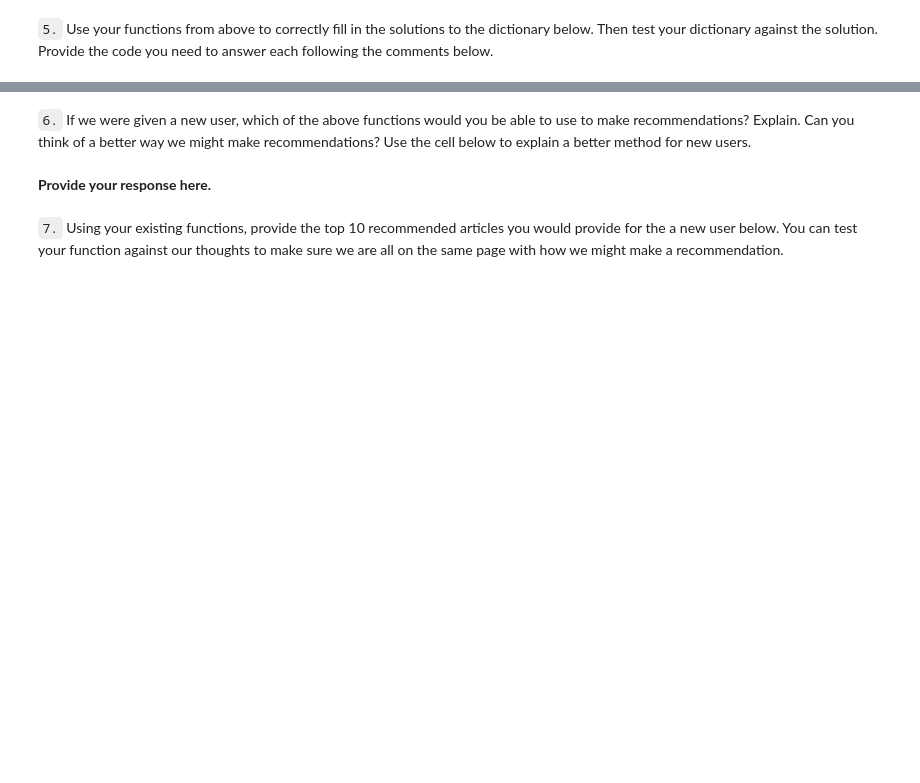
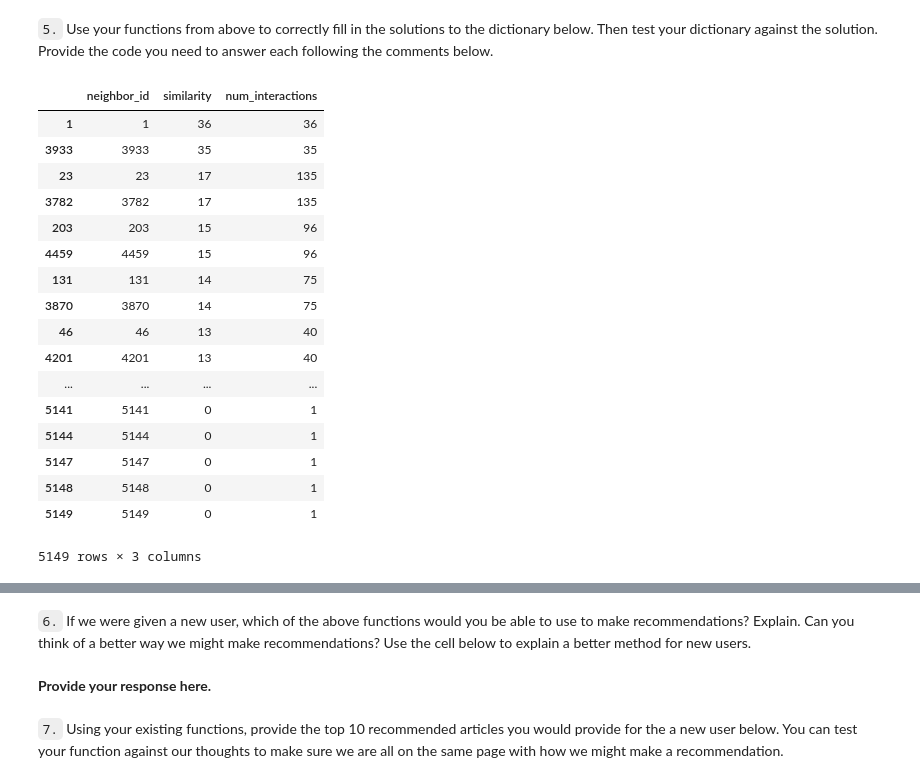
Before and after one commit to MiRoDS/DataScience_Project3, a Jupyter notebook: Recommendations_with_IBM.ipynb, the cells around one changed output, grey strips where cells are left out. Cells and saved outputs as stored; diff of their text form; code cells hidden in the pictures; blank space fills up the shorter version.

```diff
--- a/Recommendations_with_IBM.ipynb
+++ b/Recommendations_with_IBM.ipynb
@@ -806,2 +790,23 @@ NameError: name 'recs' is not defined
 # %% [markdown]
 `5.` Use your functions from above to correctly fill in the solutions to the dictionary below.  Then test your dictionary against the solution.  Provide the code you need to answer each following the comments below.
+# %%
+get_top_sorted_users(1, df, user_item)
+# %% [output]
+|  | neighbor_id | similarity | num_interactions |
+| 1 | 1 | 36 | 36 |
+| 3933 | 3933 | 35 | 35 |
+| 23 | 23 | 17 | 135 |
+| 3782 | 3782 | 17 | 135 |
+| 203 | 203 | 15 | 96 |
+| 4459 | 4459 | 15 | 96 |
+| 131 | 131 | 14 | 75 |
+| 3870 | 3870 | 14 | 75 |
+| 46 | 46 | 13 | 40 |
+| 4201 | 4201 | 13 | 40 |
+| ... | ... | ... | ... |
+| 5141 | 5141 | 0 | 1 |
+| 5144 | 5144 | 0 | 1 |
+| 5147 | 5147 | 0 | 1 |
+| 5148 | 5148 | 0 | 1 |
+| 5149 | 5149 | 0 | 1 |
+5149 rows × 3 columns
```
Also changed, not shown: parts of 10 cells of this notebook.
